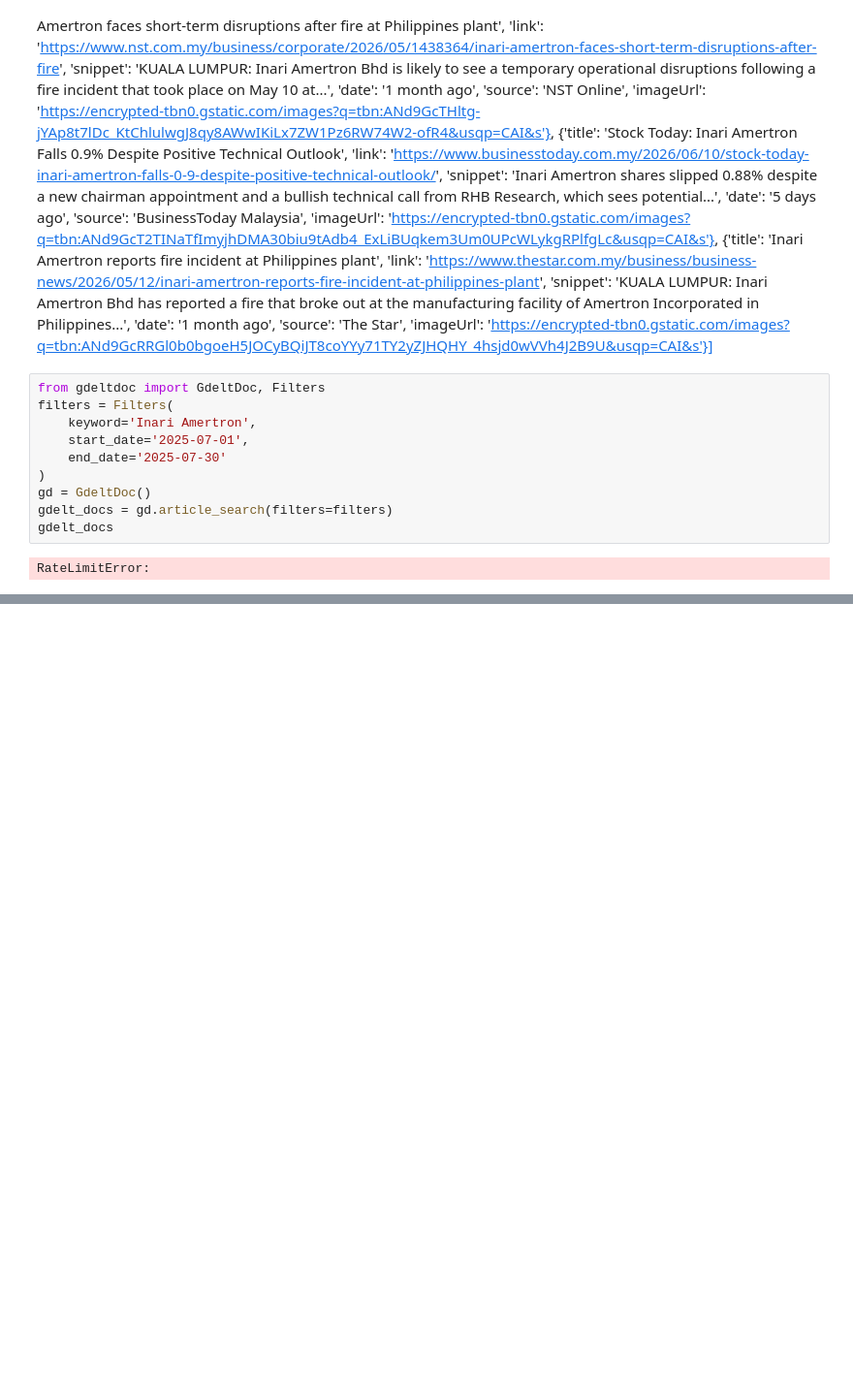
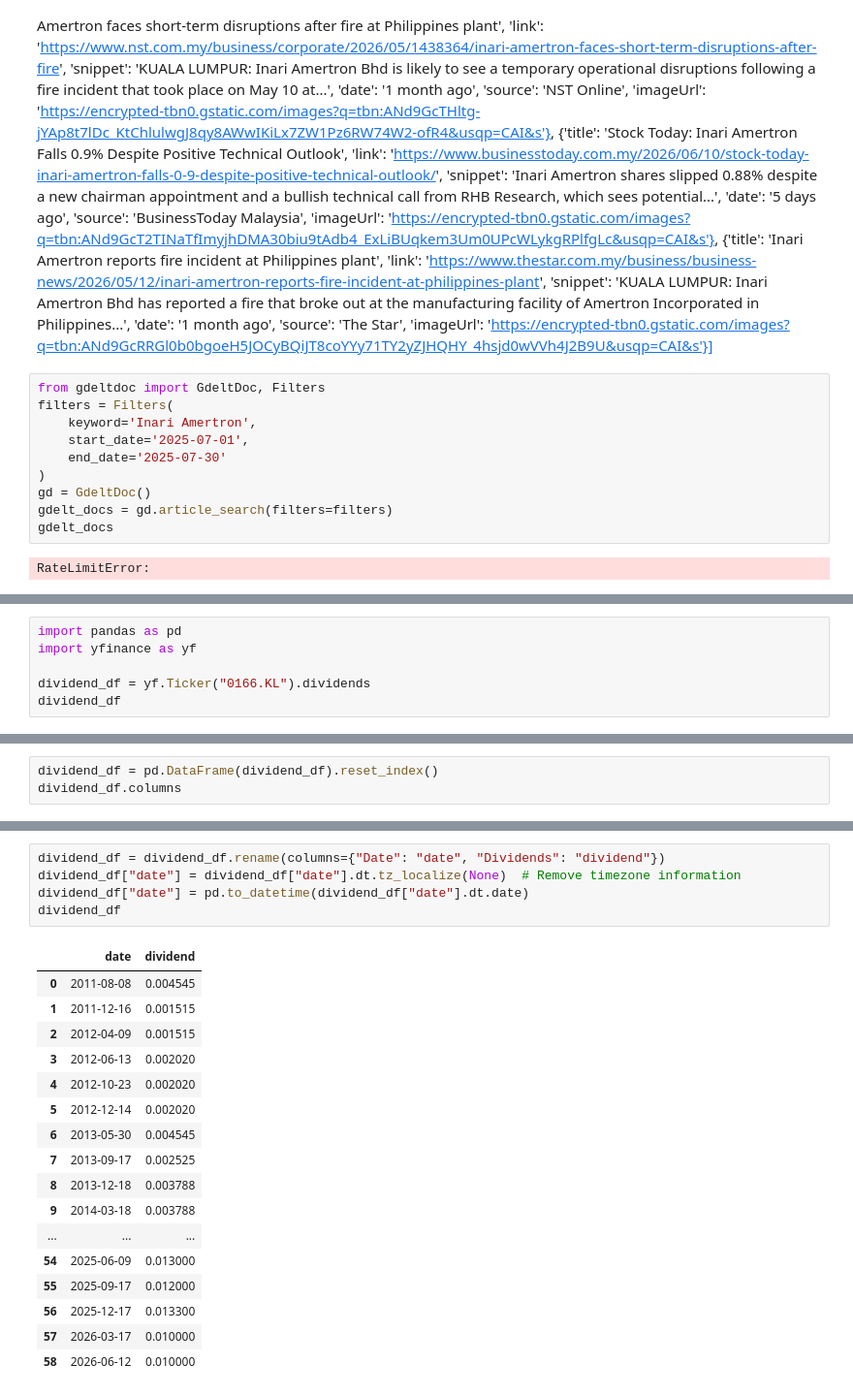
Before and after one commit to yeeislazy/stock_price_prediction, a Jupyter notebook: notebooks/test.ipynb, the cells around one changed output, grey strips where cells are left out. Shown at 97% size. Drawn from its saved outputs; the diff is of its cells as text; blank space fills up the shorter version.

```diff
--- a/notebooks/test.ipynb
+++ b/notebooks/test.ipynb
@@ -870,0 +925,6 @@ RateLimitError:
+# %%
+import pandas as pd
+import yfinance as yf
+
+dividend_df = yf.Ticker("0166.KL").dividends
+dividend_df
@@ -870,0 +949,3 @@ RateLimitError:
+# %%
+dividend_df = pd.DataFrame(dividend_df).reset_index()
+dividend_df.columns
@@ -870,0 +966,23 @@ RateLimitError:
+# %%
+dividend_df = dividend_df.rename(columns={"Date": "date", "Dividends": "dividend"})
+dividend_df["date"] = dividend_df["date"].dt.tz_localize(None)  # Remove timezone information
+dividend_df["date"] = pd.to_datetime(dividend_df["date"].dt.date)
+dividend_df
+# %% [output]
+|  | date | dividend |
+| 0 | 2011-08-08 | 0.004545 |
+| 1 | 2011-12-16 | 0.001515 |
+| 2 | 2012-04-09 | 0.001515 |
+| 3 | 2012-06-13 | 0.002020 |
+| 4 | 2012-10-23 | 0.002020 |
+| 5 | 2012-12-14 | 0.002020 |
+| 6 | 2013-05-30 | 0.004545 |
+| 7 | 2013-09-17 | 0.002525 |
+| 8 | 2013-12-18 | 0.003788 |
+| 9 | 2014-03-18 | 0.003788 |
+| ... | ... | ... |
+| 54 | 2025-06-09 | 0.013000 |
+| 55 | 2025-09-17 | 0.012000 |
+| 56 | 2025-12-17 | 0.013300 |
+| 57 | 2026-03-17 | 0.010000 |
+| 58 | 2026-06-12 | 0.010000 |
```
Also changed, not shown: parts of 11 cells of this notebook, 8 other files.
